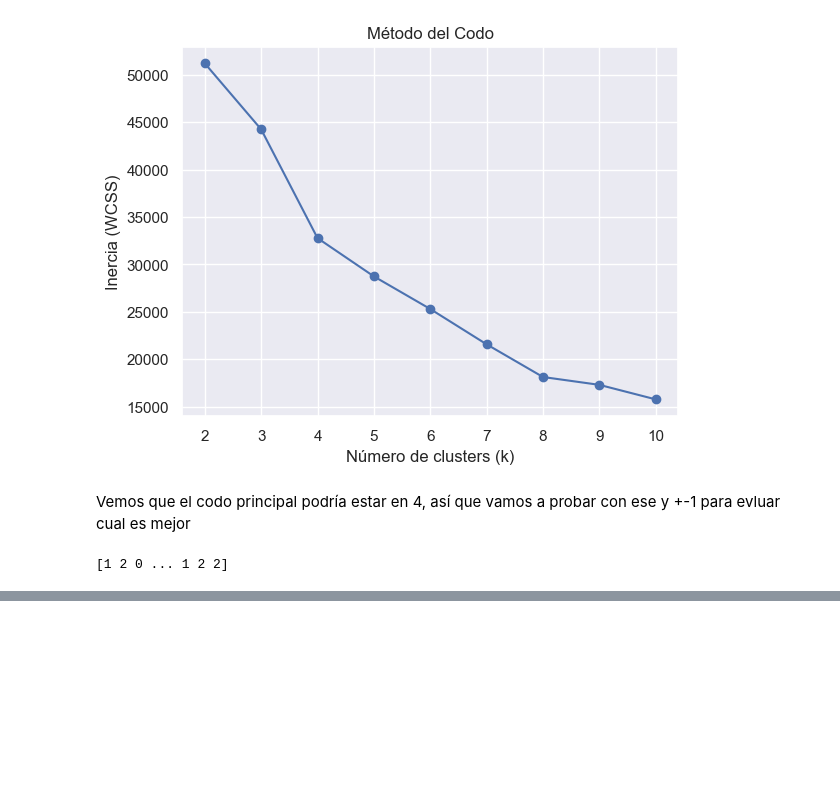
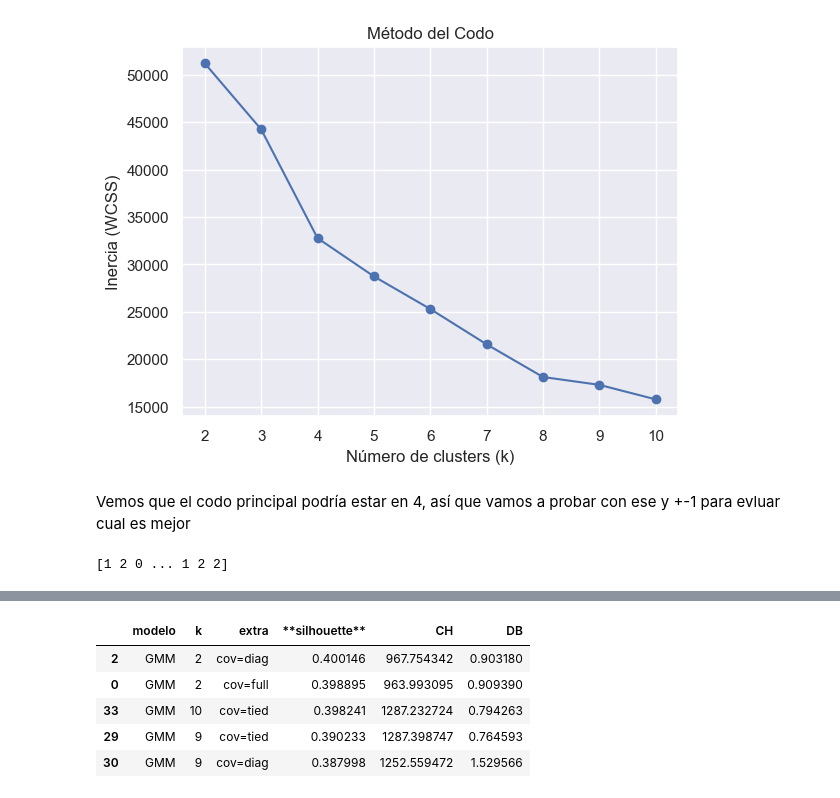
Before and after one commit to gabrielpadilla24/Lab2-BI, a Jupyter notebook: LAB2.ipynb, the cells around one changed output, grey strips where cells are left out. Saved outputs shown, nothing was run; the diff lists cells and outputs as text; code cells hidden in the pictures; blank space fills up the shorter version.

```diff
--- a/LAB2.ipynb
+++ b/LAB2.ipynb
@@ -296,0 +325,20 @@ print(kmeans.labels_)
+# %%
+from sklearn.mixture import GaussianMixture
+
+gmm_rows = []
+for k in range(2, 11):
+    for cov in ["full","tied","diag","spherical"]:
+        gmm = GaussianMixture(n_components=k, covariance_type=cov, random_state=42)
+        labels = gmm.fit_predict(df_scaled)
+        m = metrics_for_labels(df_scaled, labels)
+        gmm_rows.append({"modelo":"GMM","k":k,"extra":f"cov={cov}","**silhouette**":m["silhouette"],"CH":m["ch"],"DB":m["db"]})
+
+gmm_df = pd.DataFrame(gmm_rows)
+gmm_df.sort_values("**silhouette**", ascending=False).head()
+# %% [output]
+|  | modelo | k | extra | **silhouette** | CH | DB |
+| 2 | GMM | 2 | cov=diag | 0.400146 | 967.754342 | 0.903180 |
+| 0 | GMM | 2 | cov=full | 0.398895 | 963.993095 | 0.909390 |
+| 33 | GMM | 10 | cov=tied | 0.398241 | 1287.232724 | 0.794263 |
+| 29 | GMM | 9 | cov=tied | 0.390233 | 1287.398747 | 0.764593 |
+| 30 | GMM | 9 | cov=diag | 0.387998 | 1252.559472 | 1.529566 |
```
Also changed, not shown: parts of 5 cells of this notebook.
